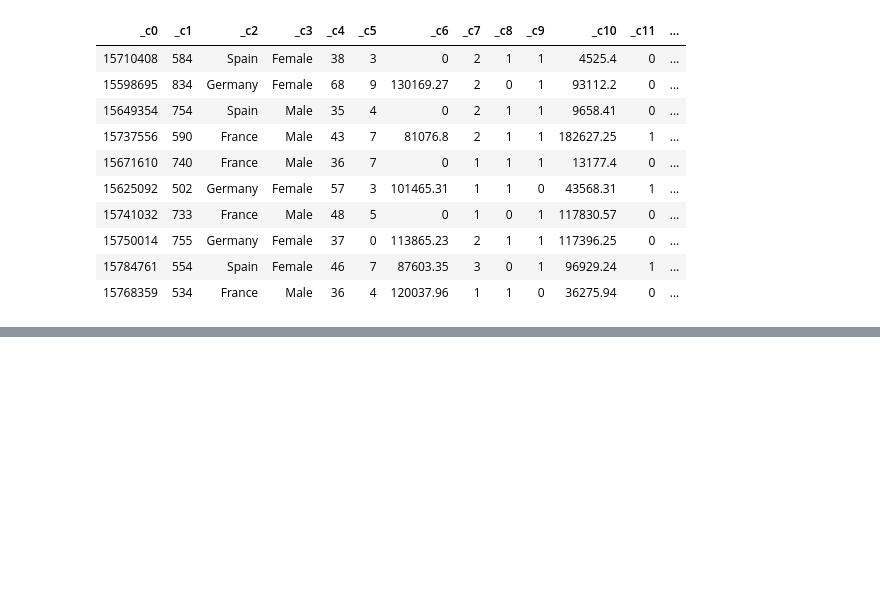
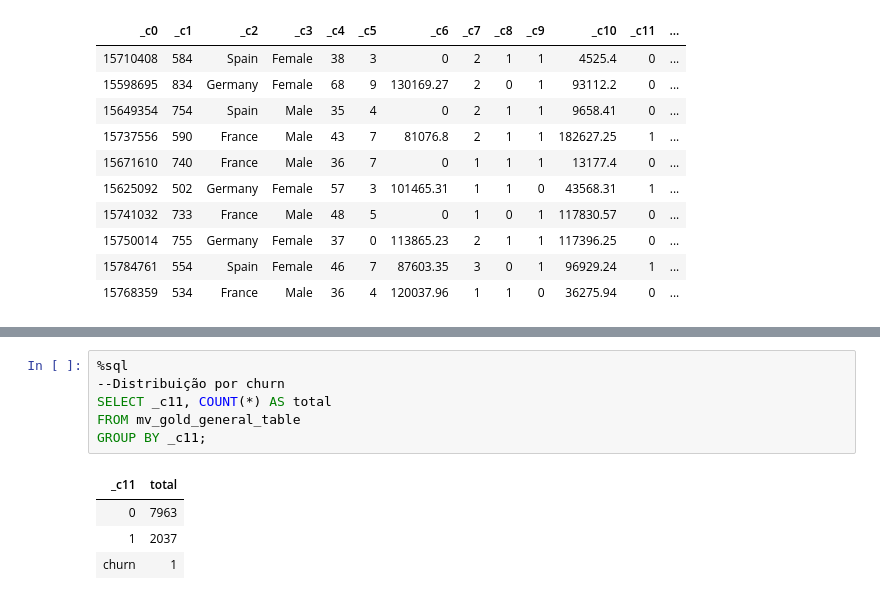
Before and after one commit to zulatopaula/MVP_CD_BankChurn, a Jupyter notebook: PZ_MVP_CD_BankChurn_DE_Final.ipynb, the cells around one changed output, grey strips where cells are left out. Saved outputs shown, nothing was run; the diff lists cells and outputs as text; blank space fills up the shorter version.

```diff
--- a/PZ_MVP_CD_BankChurn_DE_Final.ipynb
+++ b/PZ_MVP_CD_BankChurn_DE_Final.ipynb
@@ -239,0 +286,11 @@ SELECT * FROM mv_gold_general_table LIMIT 10
+# %%
+%sql
+--Distribuição por churn
+SELECT _c11, COUNT(*) AS total
+FROM mv_gold_general_table
+GROUP BY _c11;
+# %% [output]
+| _c11 | total |
+| 0 | 7963 |
+| 1 | 2037 |
+| churn | 1 |
```
Also changed, not shown: parts of 12 cells of this notebook.
